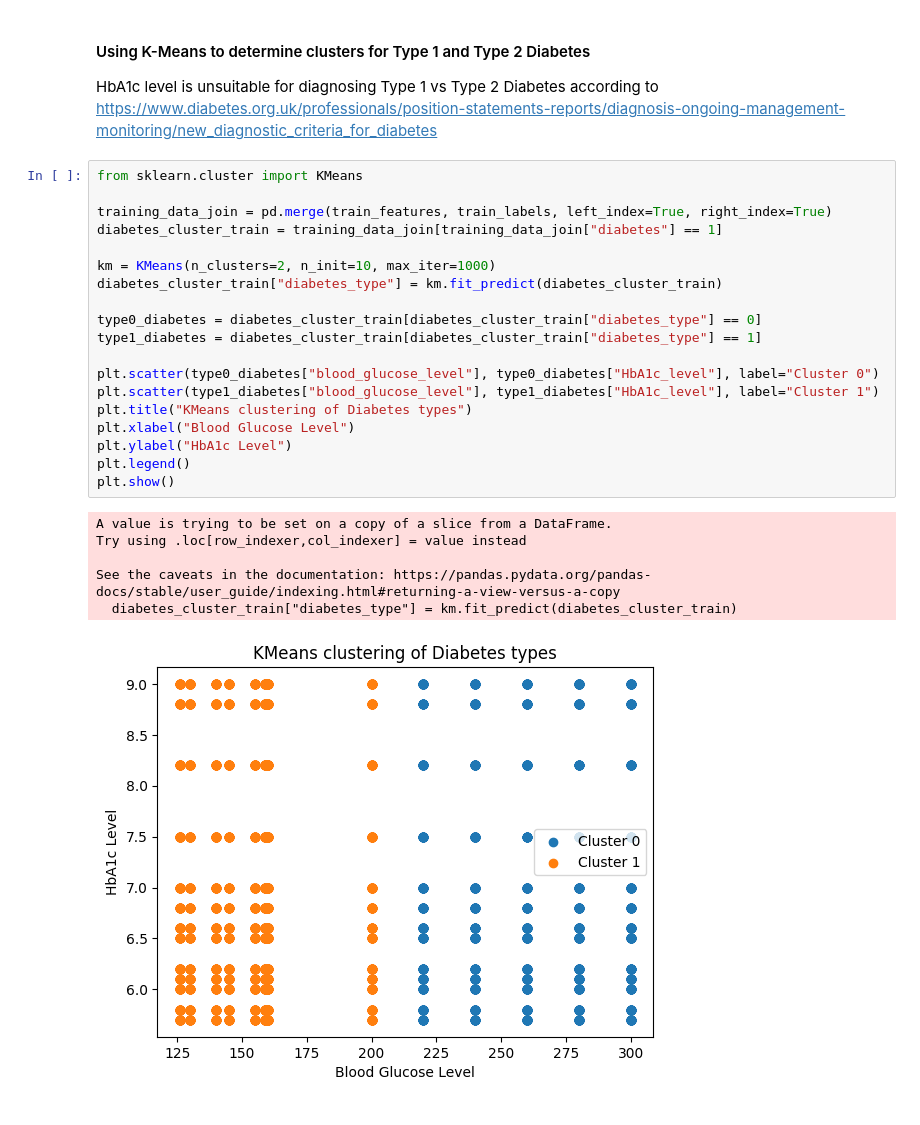
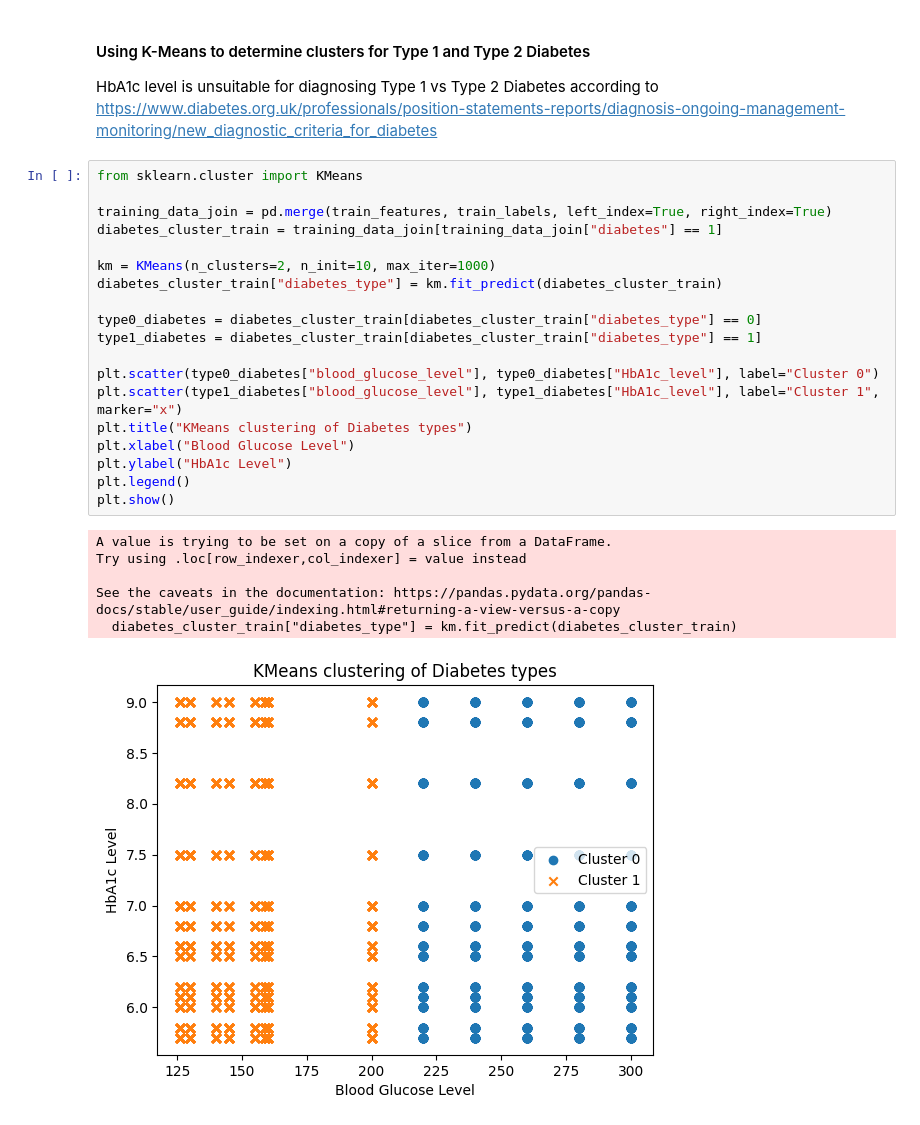
Before and after one commit to 40339093/22WSD574_ML_Coursework2, a Jupyter notebook: Coursework2.ipynb, the cells around one changed output. Cells and saved outputs as stored; diff of their text form.

```diff
--- a/Coursework2.ipynb
+++ b/Coursework2.ipynb
@@ -401,26 +439,26 @@ HbA1c level is unsuitable for diagnosing Type 1 vs Type 2 Diabetes according to
 # %%
 from sklearn.cluster import KMeans
 
 training_data_join = pd.merge(train_features, train_labels, left_index=True, right_index=True)
 diabetes_cluster_train = training_data_join[training_data_join["diabetes"] == 1]
 
 km = KMeans(n_clusters=2, n_init=10, max_iter=1000)
 diabetes_cluster_train["diabetes_type"] = km.fit_predict(diabetes_cluster_train)
 
 type0_diabetes = diabetes_cluster_train[diabetes_cluster_train["diabetes_type"] == 0]
 type1_diabetes = diabetes_cluster_train[diabetes_cluster_train["diabetes_type"] == 1]
 
 plt.scatter(type0_diabetes["blood_glucose_level"], type0_diabetes["HbA1c_level"], label="Cluster 0")
-plt.scatter(type1_diabetes["blood_glucose_level"], type1_diabetes["HbA1c_level"], label="Cluster 1")
+plt.scatter(type1_diabetes["blood_glucose_level"], type1_diabetes["HbA1c_level"], label="Cluster 1", marker="x")
 plt.title("KMeans clustering of Diabetes types")
 plt.xlabel("Blood Glucose Level")
 plt.ylabel("HbA1c Level")
 plt.legend()
 plt.show()
 # %% [output]
 A value is trying to be set on a copy of a slice from a DataFrame.
 Try using .loc[row_indexer,col_indexer] = value instead
 
 See the caveats in the documentation: https://pandas.pydata.org/pandas-docs/stable/user_guide/indexing.html#returning-a-view-versus-a-copy
   diabetes_cluster_train["diabetes_type"] = km.fit_predict(diabetes_cluster_train)
-[figure, old version]
+[figure, new version]
```
Also changed, not shown: parts of 26 cells of this notebook.
